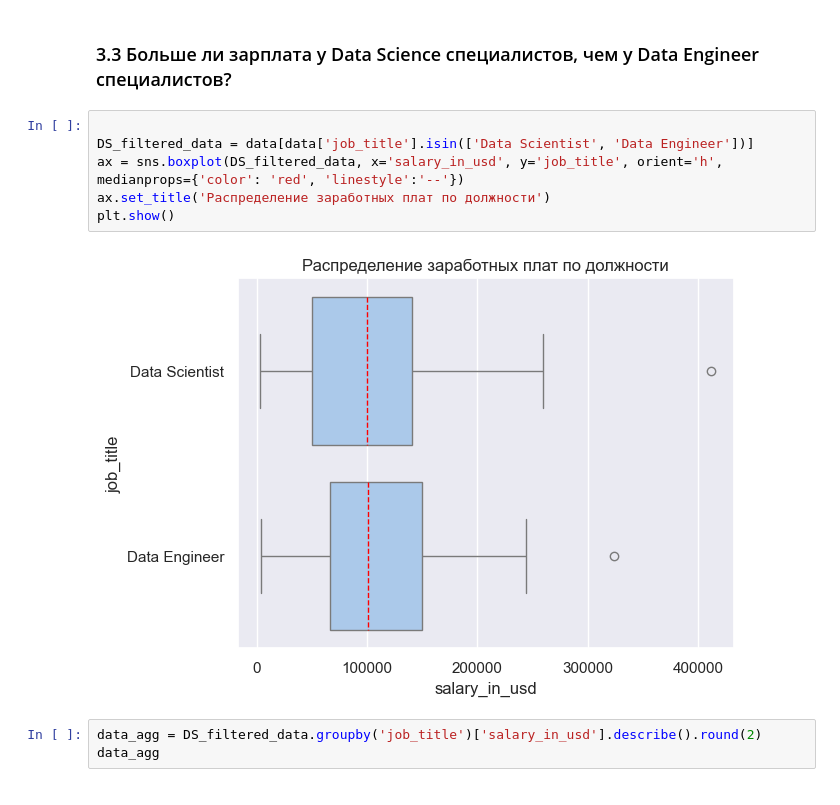
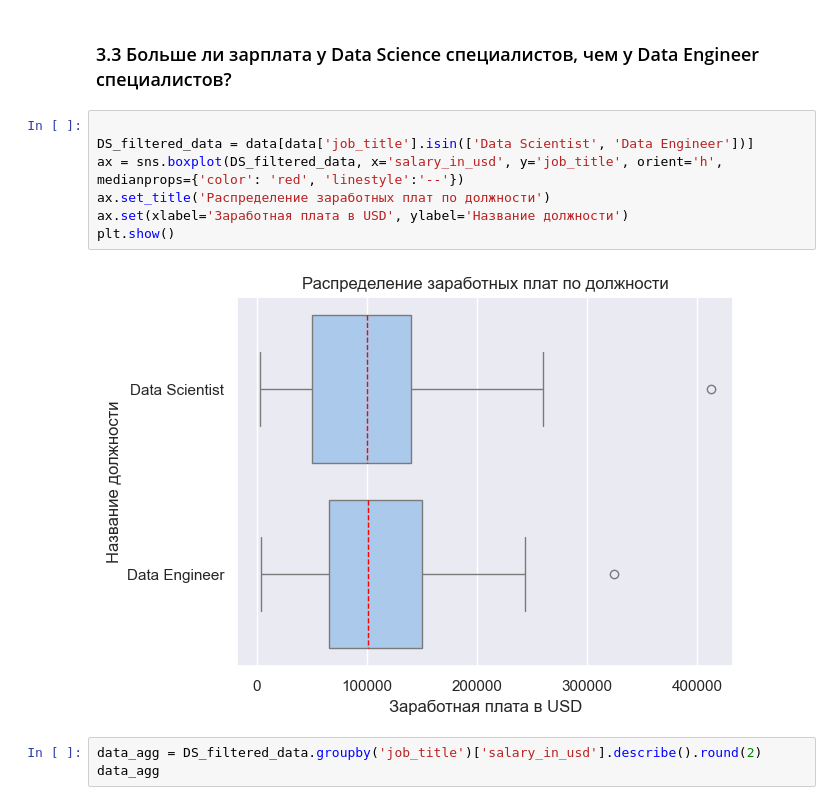
Before and after one commit to marioitti1/HR_EDA_Statistic, a Jupyter notebook: Statisctic_tests.ipynb, the cells around one changed output. Saved outputs shown, nothing was run; the diff lists cells and outputs as text.

```diff
--- a/Statisctic_tests.ipynb
+++ b/Statisctic_tests.ipynb
@@ -378,11 +377,12 @@ p-значение меньше, чем заданный уровень знач
 # %%
 
 DS_filtered_data = data[data['job_title'].isin(['Data Scientist', 'Data Engineer'])]
 ax = sns.boxplot(DS_filtered_data, x='salary_in_usd', y='job_title', orient='h', medianprops={'color': 'red', 'linestyle':'--'})
 ax.set_title('Распределение заработных плат по должности')
+ax.set(xlabel='Заработная плата в USD', ylabel='Название должности')
 plt.show()
 # %% [output]
-[figure, old version]
+[figure, new version]
 # %%
 data_agg = DS_filtered_data.groupby('job_title')['salary_in_usd'].describe().round(2)
 data_agg
```
Also changed, not shown: parts of 20 cells of this notebook.
